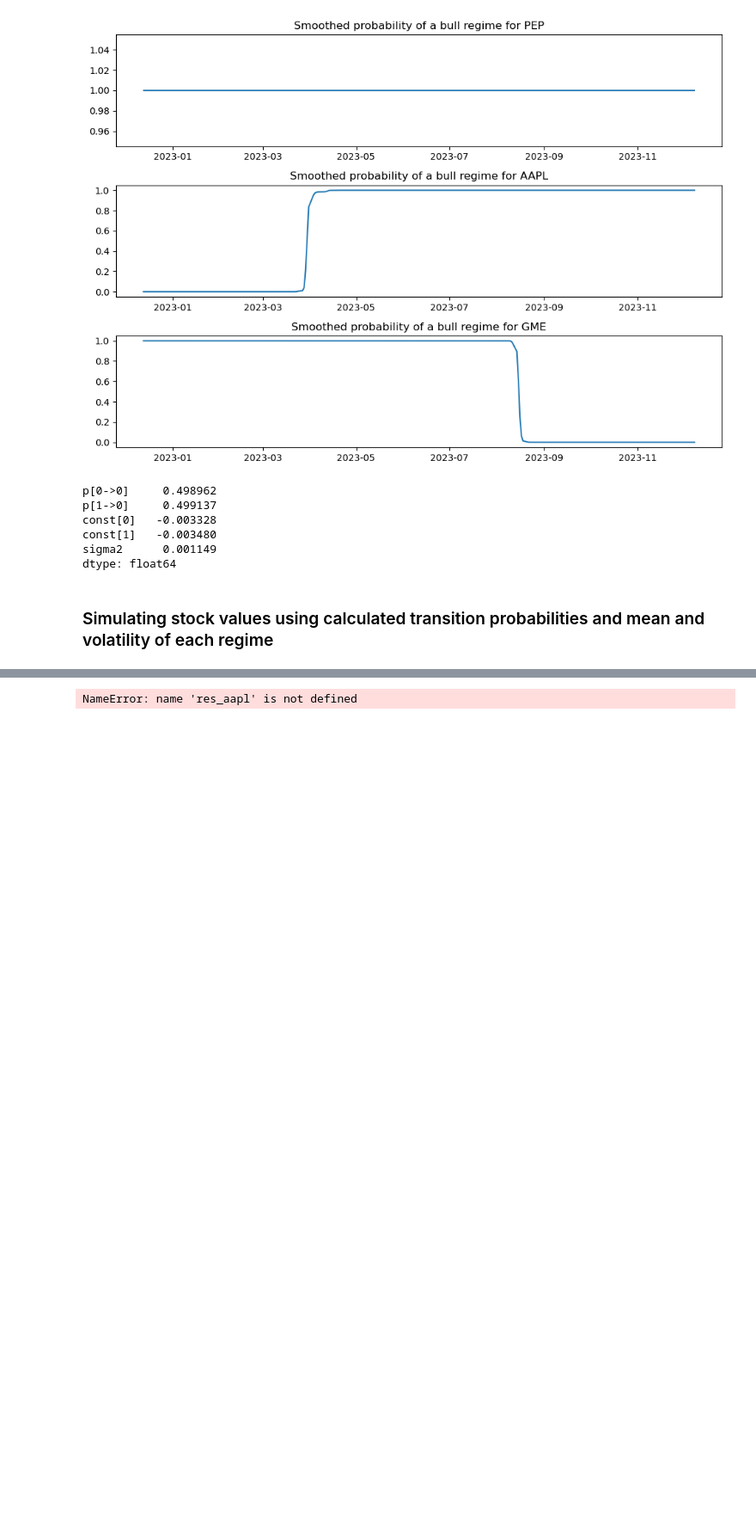
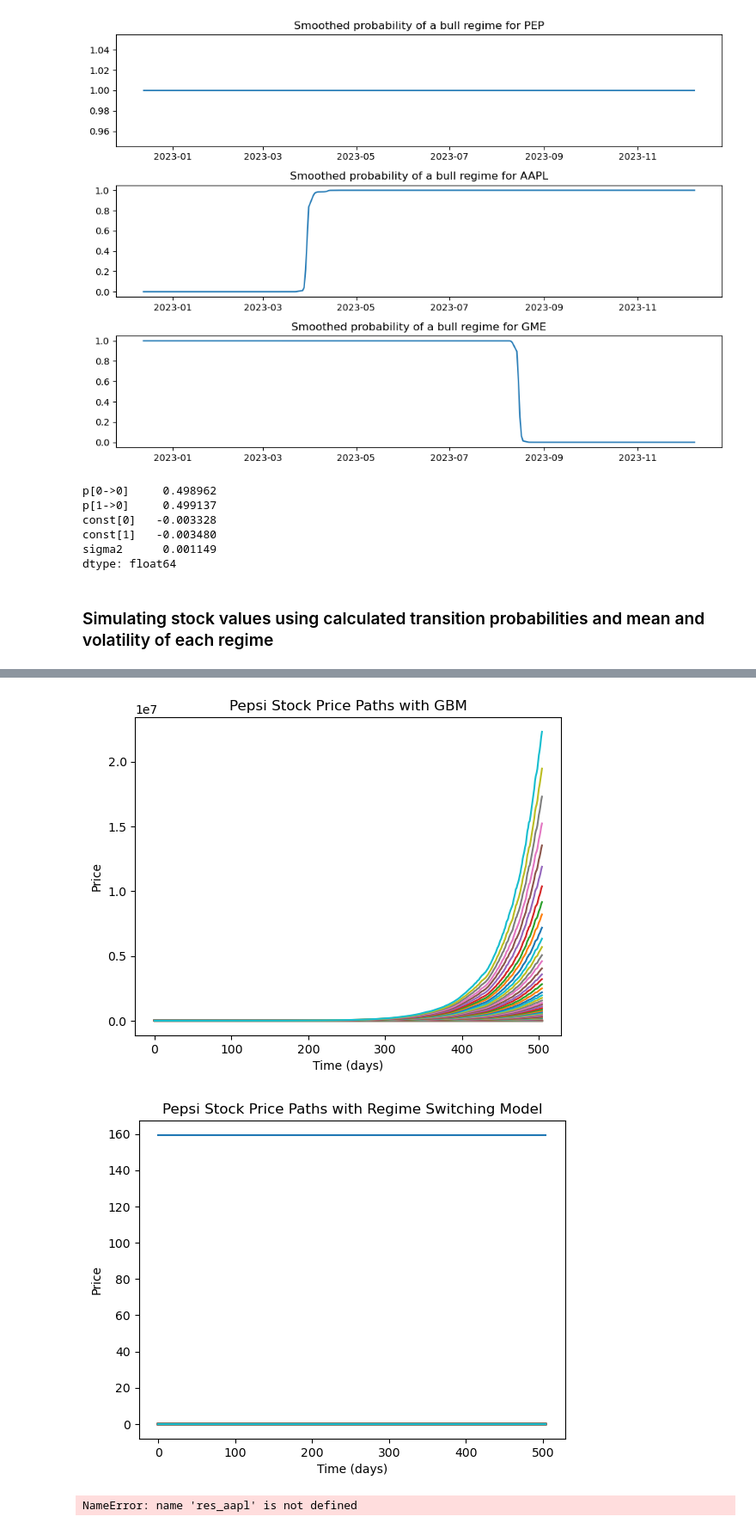
Before and after one commit to 1-stefan/MA477, a Jupyter notebook: MA477/477_proj_dec11.ipynb, the cells around one changed output, grey strips where cells are left out. Shown at 86% size. Saved outputs shown, nothing was run; the diff lists cells and outputs as text; code cells hidden in the pictures; blank space fills up the shorter version.

```diff
--- a/MA477/477_proj_dec11.ipynb
+++ b/MA477/477_proj_dec11.ipynb
@@ -524,3 +672,23 @@ dtype: float64
+# %%
+gbm = sim_pep[0]
+regime = sim_pep[1]
+
+for i in range(100):
+    plt.plot(gbm[i])
+plt.title("Pepsi Stock Price Paths with GBM")
+plt.xlabel("Time (days)")
+plt.ylabel("Price")
+plt.show()
+
+for i in range(100):
+    plt.plot(regime[i])
+plt.title("Pepsi Stock Price Paths with Regime Switching Model")
+plt.xlabel("Time (days)")
+plt.ylabel("Price")
+plt.show()
+# %% [output]
+[figure, added]
+[figure, added]
 # %%
 num_stocks = 3
 
```
Also changed, not shown: parts of 8 cells of this notebook.
